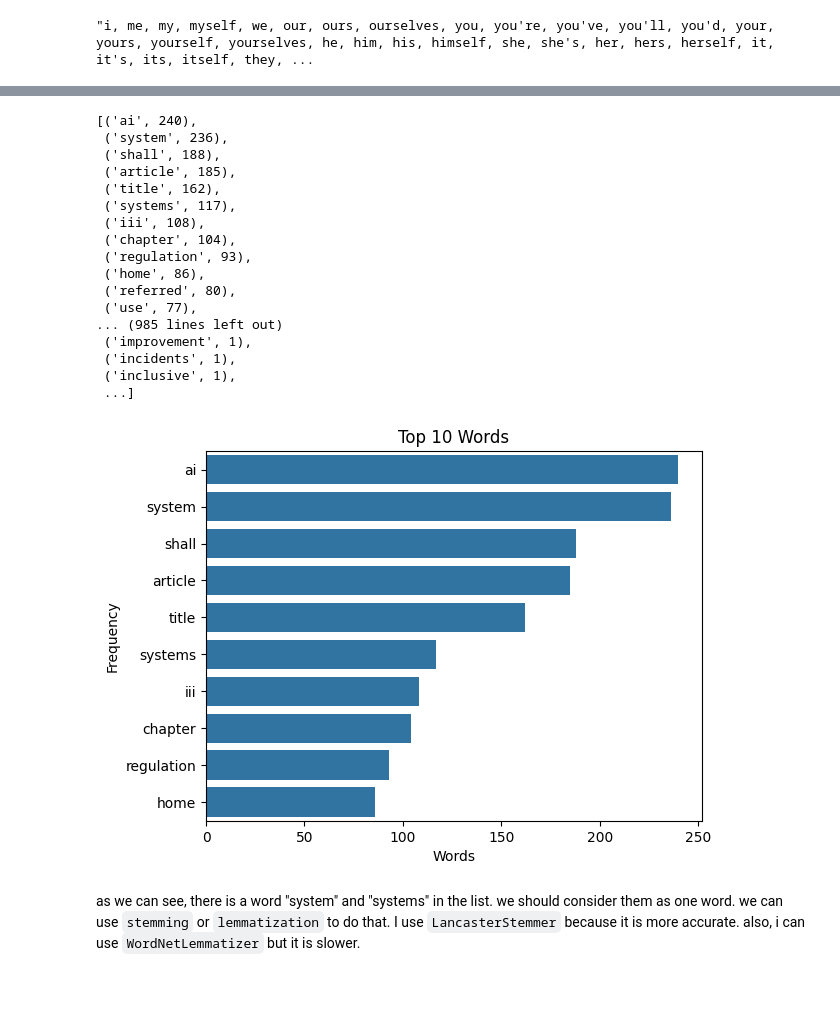
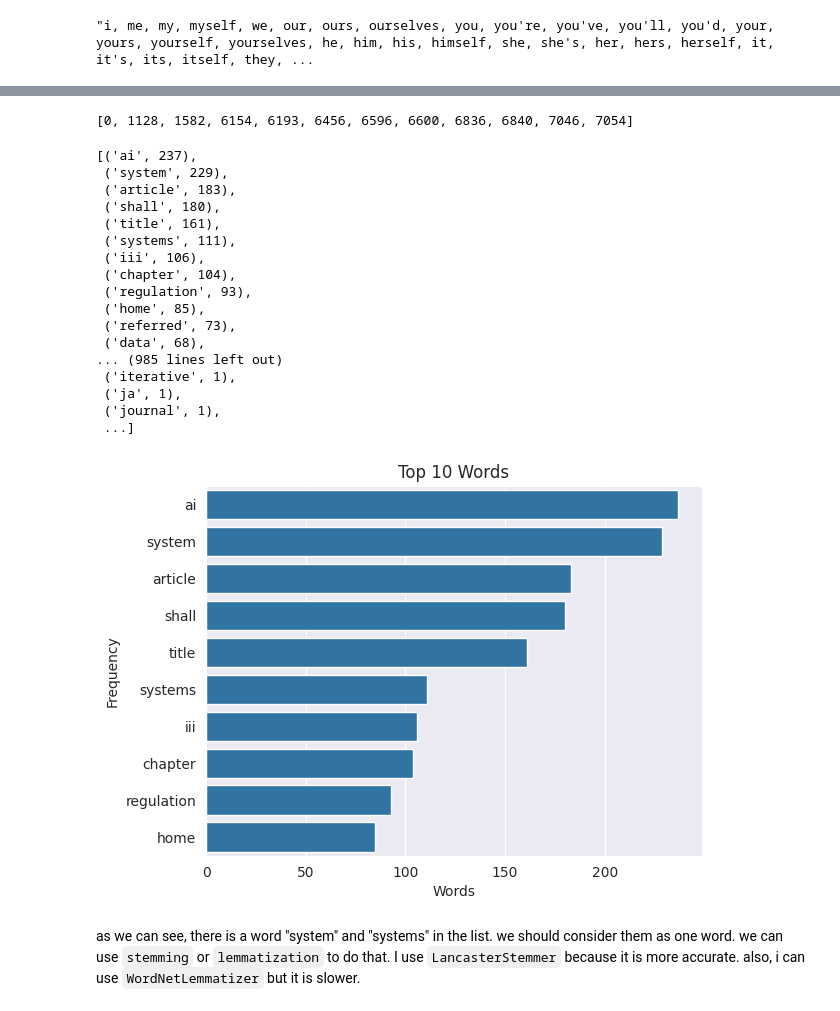
Before and after one commit to kkasra12/act_visualization, a Jupyter notebook: main.ipynb, the cells around one changed output, grey strips where cells are left out. Drawn from its saved outputs; the diff is of its cells as text; code cells hidden in the pictures.

```diff
--- a/main.ipynb
+++ b/main.ipynb
@@ -7,5 +7,10 @@ from nltk.corpus import stopwords
 import seaborn as sns
 import matplotlib.pyplot as plt
 import PyPDF2
+import pandas as pd
+import seaborn as sns
+import re
+
+sns.set_style("darkgrid")
 # %%
 pages = []
@@ -321,6 +298,35 @@ def validate_word(word):
+# %%
+greek_to_english = [
+    "i",
+    "ii",
+    "iii",
+    "iv",
+    "v",
+    "vi",
+    "vii",
+    "viii",
+    "ix",
+    "x",
+    "xi",
+    "xii",
+    "xiii",
+]
 # %%
 all_words = []
+last_article = 0
+chapter_counter = []
 for page in scrapper.content:
+    article_number = (
+        greek_to_english.index(
+            re.search(r"Home\s.\sTitle(.+?)\s", page[0]).group(1).strip().lower()
+        )
+        + 1
+    )
+    if article_number != last_article:
+        # all_words.append(f'zArticle_{article_number}')
+        print(page[0], "-->", article_number)
+        chapter_counter.append(len(all_words))
+        last_article = article_number
     for paragraph in page:
         for word in word_tokenize(paragraph):
             word = validate_word(word)
@@ -334,32 +352,38 @@ np.unique(all_words, return_counts=True)
+# %%
+chapter_counter
+# %% [output]
+[0, 1128, 1582, 6154, 6193, 6456, 6596, 6600, 6836, 6840, 7046, 7054]
 # %%
 words_count = list(zip(*np.unique(all_words, return_counts=True)))
 words_count.sort(key=lambda x: x[1], reverse=True)
 words_count
 # %% [output]
-[('ai', 240),
- ('system', 236),
- ('shall', 188),
- ('article', 185),
- ('title', 162),
- ('systems', 117),
- ('iii', 108),
+[('ai', 237),
+ ('system', 229),
+ ('article', 183),
+ ('shall', 180),
+ ('title', 161),
+ ('systems', 111),
+ ('iii', 106),
  ('chapter', 104),
  ('regulation', 93),
- ('home', 86),
- ('referred', 80),
- ('use', 77),
+ ('home', 85),
+ ('referred', 73),
+ ('data', 68),
 ... (985 lines left out)
- ('improvement', 1),
- ('incidents', 1),
- ('inclusive', 1),
+ ('iterative', 1),
+ ('ja', 1),
+ ('journal', 1),
  ...]
 # %%
 limit = 10
-fig = sns.barplot(y=[w[0] for w in words_count[:limit]], x=[w[1] for w in words_count[:limit]])
-fig.set(xlabel='Words', ylabel='Frequency', title = f'Top {limit} Words')
+fig = sns.barplot(
+    y=[w[0] for w in words_count[:limit]], x=[w[1] for w in words_count[:limit]]
+)
+fig.set(xlabel="Words", ylabel="Frequency", title=f"Top {limit} Words")
 plt.show()
 # %% [output]
-[figure, old version]
+[figure, new version]
 # %% [markdown]
 as we can see, there is a word "system" and "systems" in the list. we should consider them as one word. we can use `stemming` or `lemmatization` to do that. I use `LancasterStemmer` because it is more accurate. also, i can use `WordNetLemmatizer` but it is slower.
 # %% [markdown]
```
Also changed, not shown: parts of 52 cells of this notebook, 3 other files.
